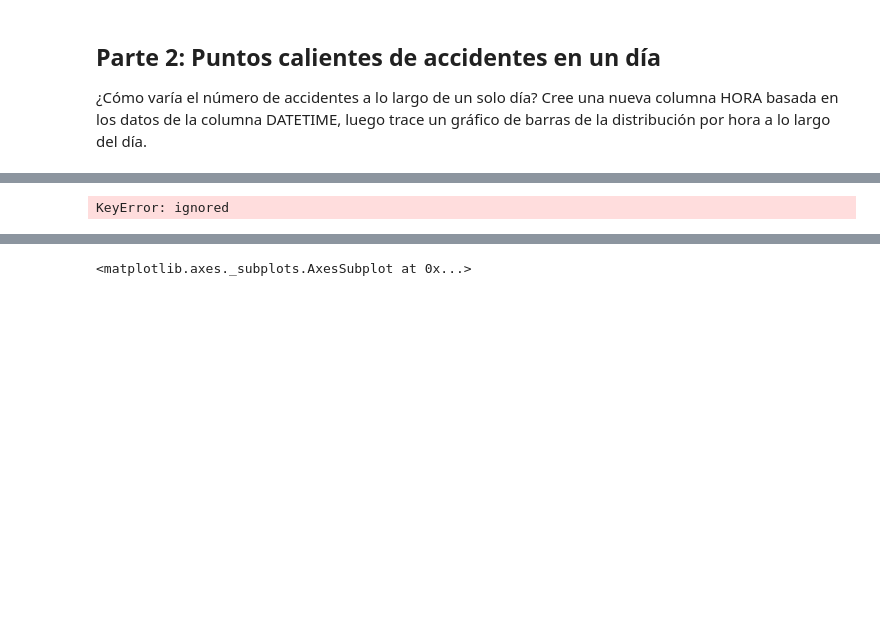
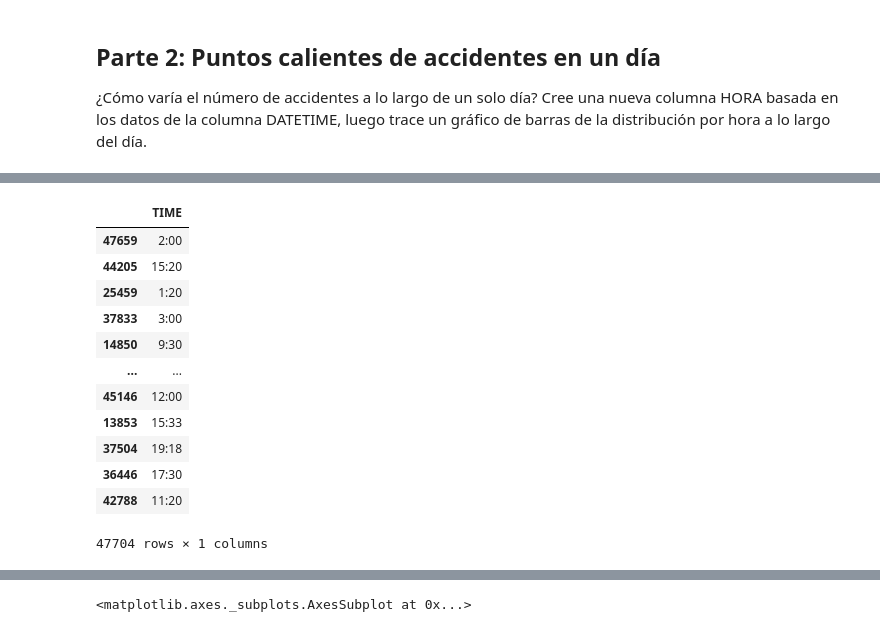
Before and after one commit to hnmelo/MujeresDigitales, a Jupyter notebook: Taller_Semana_4.ipynb, the cells around one changed output, grey strips where cells are left out. Saved outputs shown, nothing was run; the diff lists cells and outputs as text; code cells hidden in the pictures; blank space fills up the shorter version.

```diff
--- a/Taller_Semana_4.ipynb
+++ b/Taller_Semana_4.ipynb
@@ -90,6 +92,6 @@ plt.xticks(rotation = 60)
 
 ¿Cómo varía el número de accidentes a lo largo de un solo día? Cree una nueva columna HORA basada en los datos de la columna DATETIME, luego trace un gráfico de barras de la distribución por hora a lo largo del día.
 # %%
-df = df.sort_values(by = 'DATE_TIME')
+mask1 )
 df.head(2)
 # %% [output]
@@ -99,5 +99,16 @@ df.head(2)
-# %%
-oneday = df[df['DATE_TIME'] < '01/02/2018']
-df['HORA'] = df.loc['DATETIME',11:19]
-# %% [output]
-KeyError: ignored
+# %%
+df[['TIME']].infer_objects()
+# %% [output]
+|  | TIME |
+| 47659 | 2:00 |
+| 44205 | 15:20 |
+| 25459 | 1:20 |
+| 37833 | 3:00 |
+| 14850 | 9:30 |
+| ... | ... |
+| 45146 | 12:00 |
+| 13853 | 15:33 |
+| 37504 | 19:18 |
+| 36446 | 17:30 |
+| 42788 | 11:20 |
+47704 rows × 1 columns
```
Also changed, not shown: parts of 6 cells of this notebook.
